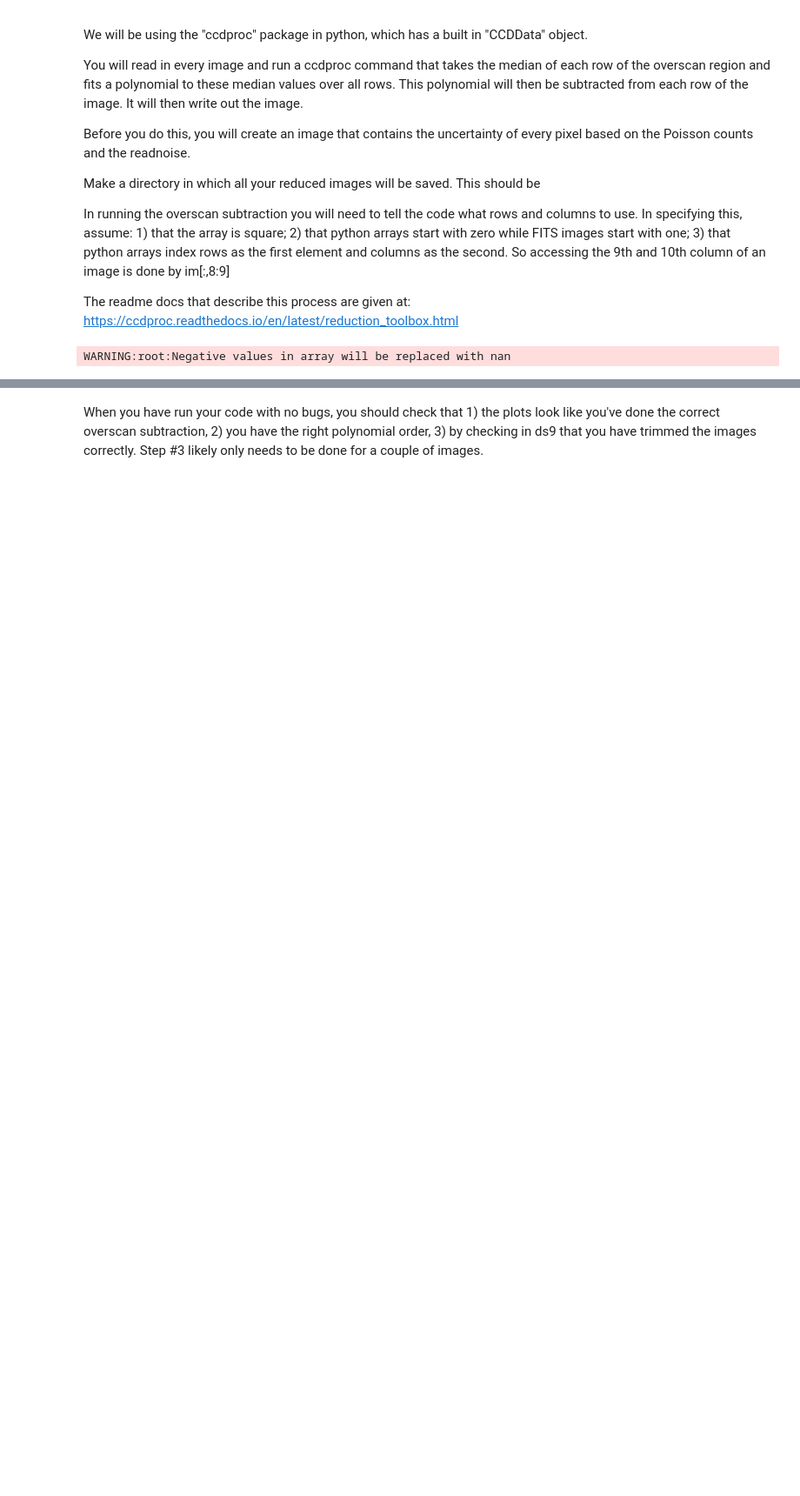
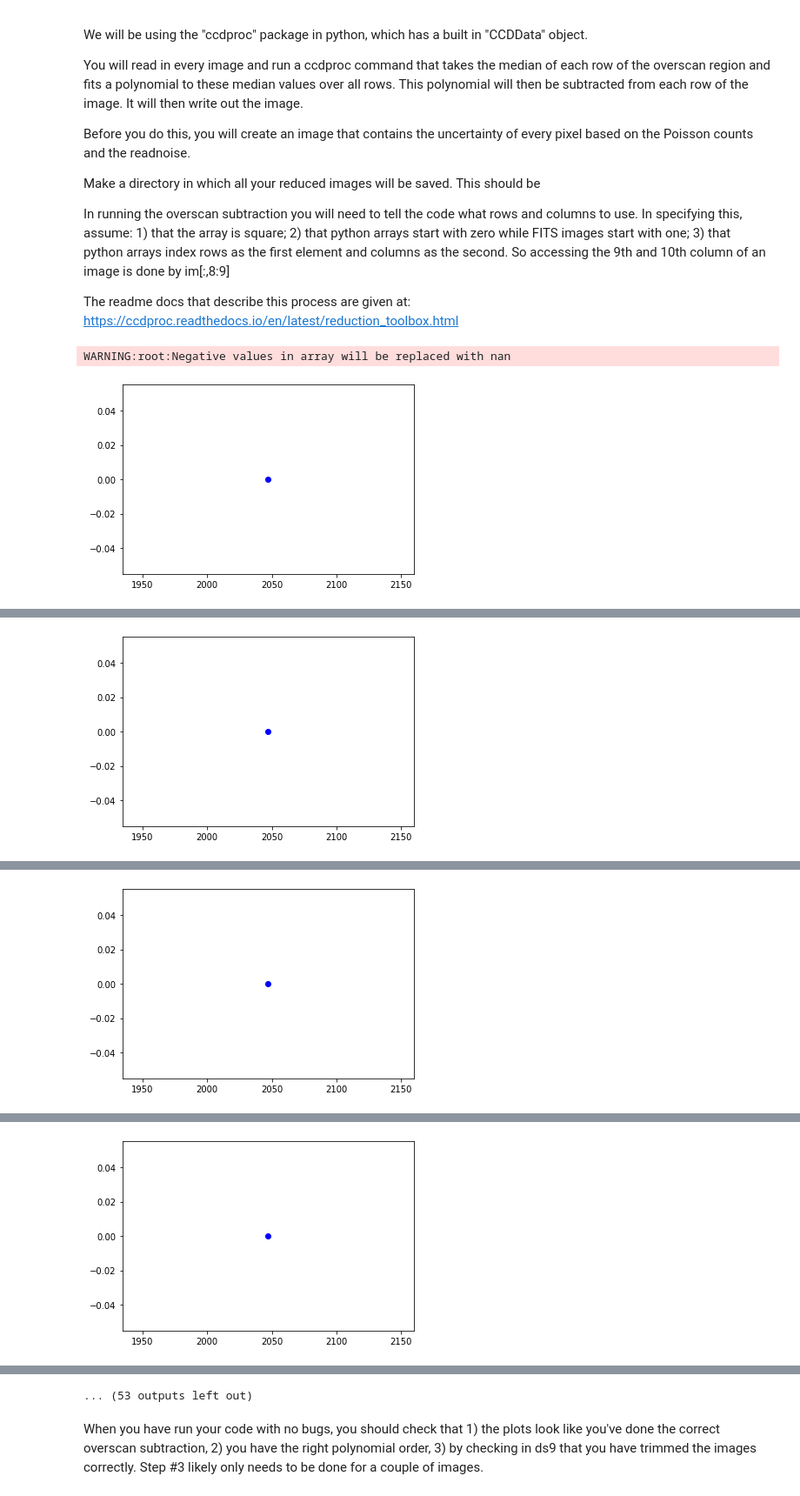
Before and after one commit to larryzieammermann/astr596_lzieammermannobsproject, a Jupyter notebook: reduction_part1_student.ipynb, the cells around one changed output, grey strips where cells are left out. Shown at 87% size. Saved outputs shown, nothing was run; the diff lists cells and outputs as text; code cells hidden in the pictures; blank space fills up the shorter version.

Commit message:
finished everything but plot

```diff
--- a/reduction_part1_student.ipynb
+++ b/reduction_part1_student.ipynb
@@ -55,7 +55,7 @@ flatlist_R = np.array(["f036.fits", "f037.fits","f038.fits"])
 sciencelist_R_Nova = np.array(["s049.fits", "s050.fits","s051.fits","s052.fits"])
 sciencelist_V_Nova = np.array(["s053.fits", "s054.fits","s055.fits"])
 sciencelist_B_Nova = np.array(["s056.fits", "s057.fits","s058.fits"])
-sciencelist_B_NGC7128 = np.array(["s064.fits", "s065.fits", "s066.fits", "s067.fits", "s0648.fits", "s069.fits", "s070.fits", "s071.fits", "s072.fits", "s073.fits", "s074.fits"])
+sciencelist_B_NGC7128 = np.array(["s064.fits", "s065.fits", "s066.fits", "s067.fits", "s068.fits", "s069.fits", "s070.fits", "s071.fits", "s072.fits", "s073.fits", "s074.fits"])
 sciencelist_V_NGC7128 = np.array(["s078.fits", "s079.fits", "s080.fits", "s081.fits", "s082.fits", "s083.fits", "s084.fits", "s085.fits", "s086.fits", "s087.fits", "s088.fits"])
 # %% [markdown]
 7. open ds9 and one after the other display the images in the lists above, which is fewer than the actual number of images you took in a night, and examine them to make sure that there is nothing wrong with them, e.g. satellite trails, very elongated stars.  Make a list that contains any bad images there.  *Ask me if you are unsure what a bad image is.*
@@ -163,7 +163,7 @@ def oscan_subtract(imlist, redpath, rawpath):
     rn = 3.88 #readnoise in electrons
 
     #loop over every image name in the bias list
-    for imname in biaslist_good:
+    for imname in imlist:
 
         #create the image name, including the path
         imstr = rawpath + imname
@@ -185,7 +185,7 @@ def oscan_subtract(imlist, redpath, rawpath):
         #of one term (constant) and see how well it does
         #**********
         poly_model = models.Polynomial1D(1)
-        oscan_sub_im = ccdproc.subtract_overscan(gain_corr_im,overscan = gain_corr_im[2048:], \
+        oscan_sub_im = ccdproc.subtract_overscan(gain_corr_im,overscan = gain_corr_im[:,2048:], \
                                                  overscan_axis=1,model=poly_model)
 
         #make a plot of the median of each row of the now-subtracted overscan columns
@@ -197,17 +197,17 @@ def oscan_subtract(imlist, redpath, rawpath):
         #now go through every row, take the median, and put it into the check array
         #**********
         for i in range(len(np.asarray(oscan_sub_im[:]))):
-            oscan_check[i] = np.median(oscan_check[i, 2048:])
+            oscan_check[i] = np.median(oscan_check[i])
 
 
         #make a plot of the median vs the row number
         #**********
-        plt.plot(oscan_check[i],i,'bo')
+        plt.plot(i,oscan_check[i],'bo')
         plt.show()
 
         #trim off the overscan regions
         #**********
-        trimmed_im = ccdproc.trim_image(oscan_sub_im[2048:])
+        trimmed_im = ccdproc.trim_image(oscan_sub_im[:,:2048])
 
         #write the image
         tr_imname = imname.replace('.fits','_tr.fits',1)
@@ -216,10 +216,19 @@ def oscan_subtract(imlist, redpath, rawpath):
 # %%
 #perform overscan subtraction on the bias frames
 #the reduction path
 #****** This should be the absolute path to your files
 rawpath = "/home/l943z843/ASTR596/Data/Raw/20191106/"
-redpath = "/home/l943z843/RFSLAB/USER_DPT/l943z843/ASTR596/Data/Reduced/20191106/"
+redpath = "/home/l943z843/RFSLAB/USER_DPT/l943z843/ASTR596/Data/Reduced2/20191106/"
 
 oscan_subtract(biaslist_good, redpath, rawpath)
+oscan_subtract(flatlist_B_good, redpath, rawpath)
+oscan_subtract(flatlist_V_good, redpath, rawpath)
+oscan_subtract(flatlist_R_good, redpath, rawpath)
+oscan_subtract(sciencelist_R_Nova_good, redpath, rawpath)
+oscan_subtract(sciencelist_V_Nova_good, redpath, rawpath)
+oscan_subtract(sciencelist_B_Nova_good, redpath, rawpath)
+oscan_subtract(sciencelist_B_NGC7128_good, redpath, rawpath)
+oscan_subtract(sciencelist_V_NGC7128_good, redpath, rawpath)
 # %% [output]
 WARNING:root:Negative values in array will be replaced with nan
+[figure, added]
@@ -226,0 +236 @@ ValueError: operands could not be broadcast together with shapes (2048,2200) (0,
+[figure, added]
@@ -226,0 +238 @@ ValueError: operands could not be broadcast together with shapes (2048,2200) (0,
+[figure, added]
@@ -226,0 +240 @@ ValueError: operands could not be broadcast together with shapes (2048,2200) (0,
+[figure, added]
@@ -227,2 +245,3 @@ ValueError: operands could not be broadcast together with shapes (2048,2200) (0,
+... (53 outputs left out)
 # %% [markdown]
 When you have run your code with no bugs, you should check that 1) the plots look like you've done the correct overscan subtraction, 2) you have the right polynomial order, 3) by checking in ds9 that you have trimmed the images correctly.  Step #3 likely only needs to be done for a couple of images.
```
Also changed, not shown: parts of 2 cells of this notebook.
